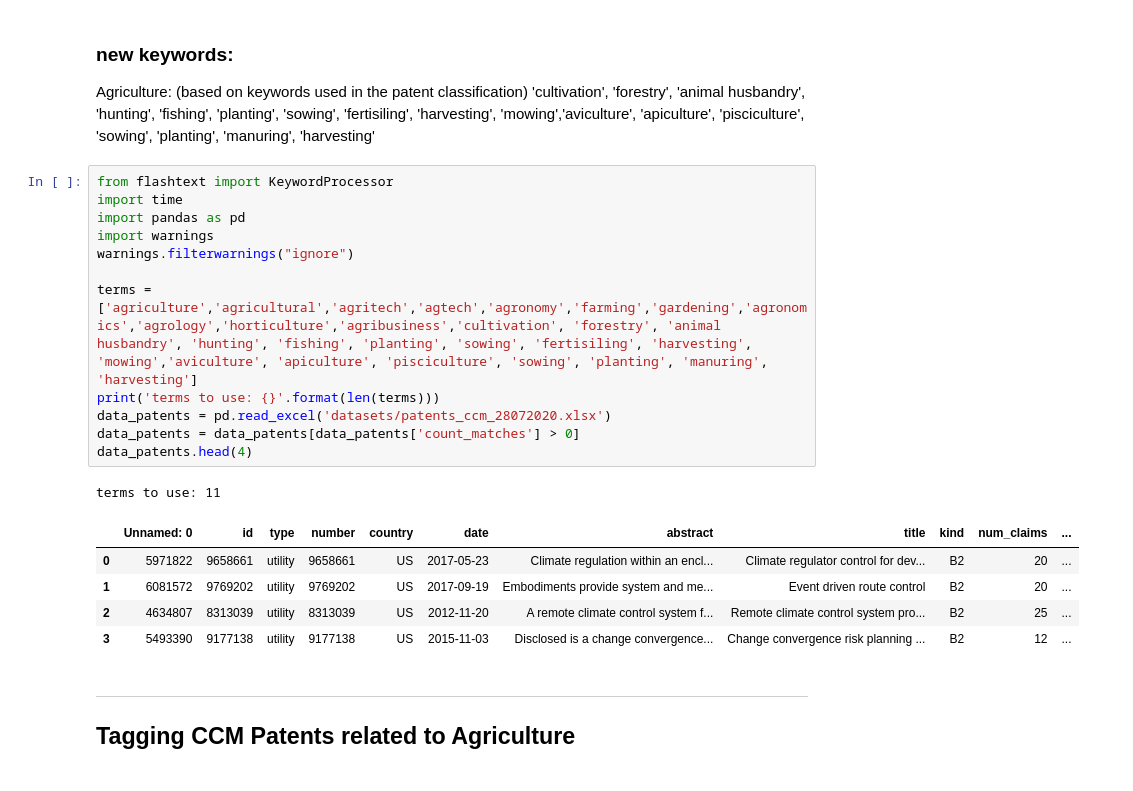
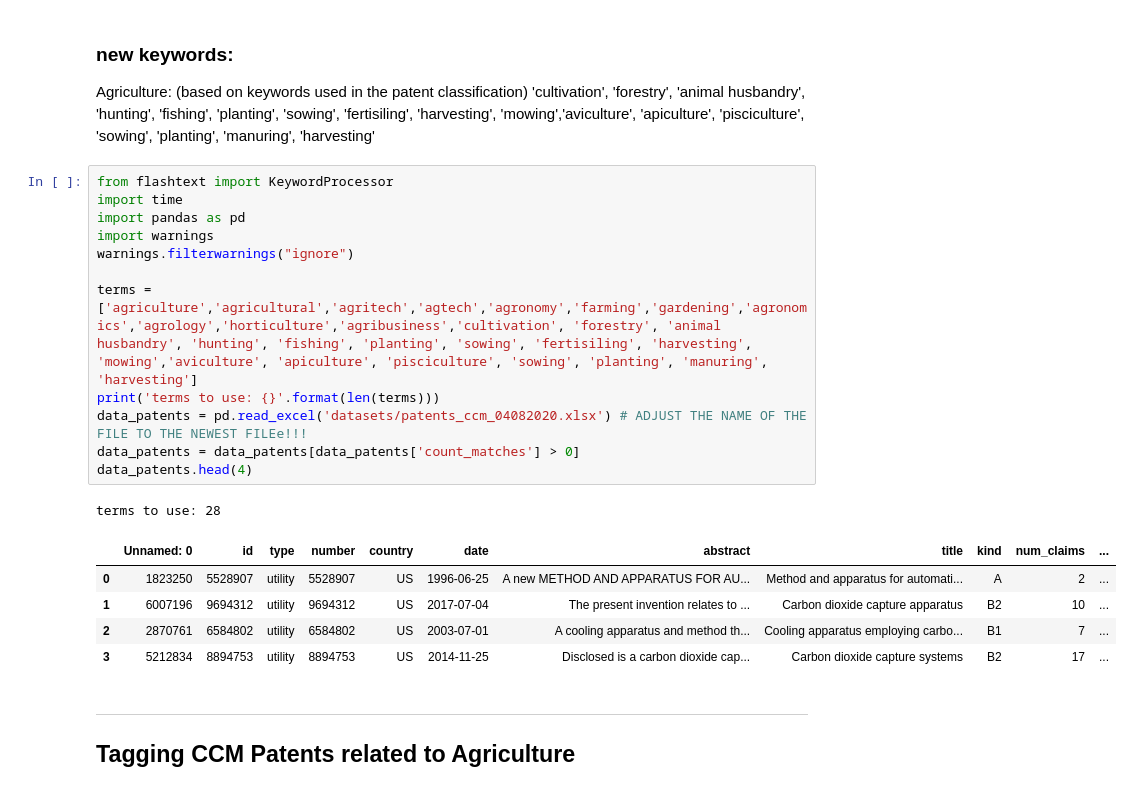
Before and after one commit to pedrohserrano/agritech-policy-data-analysis, a Jupyter notebook: 2) Tagging - Agri Patents.ipynb, the cells around one changed output. Saved outputs shown, nothing was run; the diff lists cells and outputs as text.

Commit message:
Added new keywords for patent dataset (CCM + agriculture related) + rerun analysis with new keywords

```diff
--- a/2) Tagging - Agri Patents.ipynb
+++ b/2) Tagging - Agri Patents.ipynb
@@ -7,22 +7,22 @@ Agriculture: (based on keywords used in the patent classification)
 # %%
 from flashtext import KeywordProcessor
 import time
 import pandas as pd
 import warnings
 warnings.filterwarnings("ignore")
 
 terms = ['agriculture','agricultural','agritech','agtech','agronomy','farming','gardening','agronomics','agrology','horticulture','agribusiness','cultivation', 'forestry', 'animal husbandry', 'hunting', 'fishing', 'planting', 'sowing', 'fertisiling', 'harvesting', 'mowing','aviculture', 'apiculture', 'pisciculture', 'sowing', 'planting', 'manuring', 'harvesting']
 print('terms to use: {}'.format(len(terms)))
-data_patents = pd.read_excel('datasets/patents_ccm_28072020.xlsx')
+data_patents = pd.read_excel('datasets/patents_ccm_04082020.xlsx') # ADJUST THE NAME OF THE FILE TO THE NEWEST FILEe!!!
 data_patents = data_patents[data_patents['count_matches'] > 0]
 data_patents.head(4)
 # %% [output]
-terms to use: 11
+terms to use: 28
 |  | Unnamed: 0 | id | type | number | country | date | abstract | title | kind | num_claims | ... |
-| 0 | 5971822 | 9658661 | utility | 9658661 | US | 2017-05-23 | Climate regulation within an encl... | Climate regulator control for dev... | B2 | 20 | ... |
-| 1 | 6081572 | 9769202 | utility | 9769202 | US | 2017-09-19 | Embodiments provide system and me... | Event driven route control | B2 | 20 | ... |
-| 2 | 4634807 | 8313039 | utility | 8313039 | US | 2012-11-20 | A remote climate control system f... | Remote climate control system pro... | B2 | 25 | ... |
-| 3 | 5493390 | 9177138 | utility | 9177138 | US | 2015-11-03 | Disclosed is a change convergence... | Change convergence risk planning ... | B2 | 12 | ... |
+| 0 | 1823250 | 5528907 | utility | 5528907 | US | 1996-06-25 | A new METHOD AND APPARATUS FOR AU... | Method and apparatus for automati... | A | 2 | ... |
+| 1 | 6007196 | 9694312 | utility | 9694312 | US | 2017-07-04 | The present invention relates to ... | Carbon dioxide capture apparatus | B2 | 10 | ... |
+| 2 | 2870761 | 6584802 | utility | 6584802 | US | 2003-07-01 | A cooling apparatus and method th... | Cooling apparatus employing carbo... | B1 | 7 | ... |
+| 3 | 5212834 | 8894753 | utility | 8894753 | US | 2014-11-25 | Disclosed is a carbon dioxide cap... | Carbon dioxide capture systems | B2 | 17 | ... |
 # %% [markdown]
 ---
 ## Tagging CCM Patents related to Agriculture
```
Also changed, not shown: parts of 2 cells of this notebook, 6 other files.
